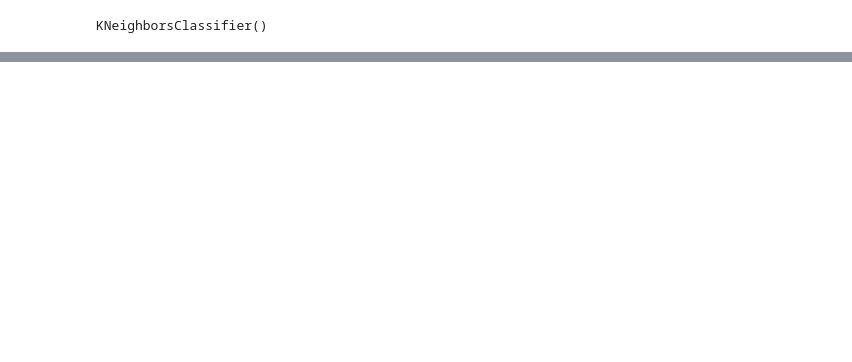
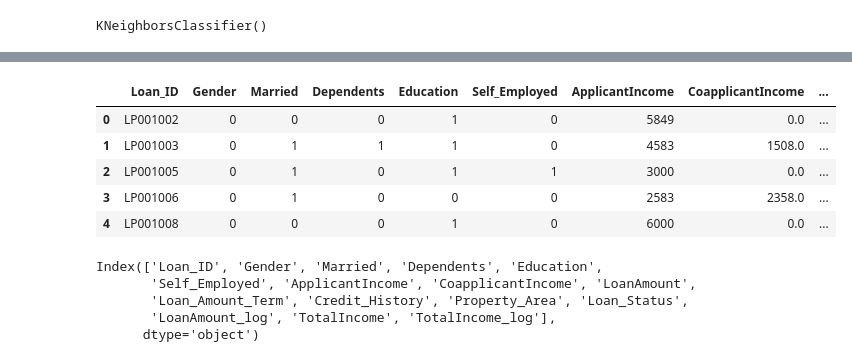
Before and after one commit to i-ninte/machine_learning, a Jupyter notebook: LOAN_PREDICTION.ipynb, the cells around one changed output, grey strips where cells are left out. Saved outputs shown, nothing was run; the diff lists cells and outputs as text; code cells hidden in the pictures; blank space fills up the shorter version.

```diff
--- a/LOAN_PREDICTION.ipynb
+++ b/LOAN_PREDICTION.ipynb
@@ -454,0 +505,29 @@ BEST MODEL IS GaussianNB
+# %%
+df['Property_Area'] = df['Property_Area'].replace({'Rural': 0, 'Semiurban':1, 'Urban': 2})
+# %%
+df['Loan_Status'] = df['Loan_Status'].replace({'N': 0, 'Y': 1})
+# %%
+df['Self_Employed'] = df['Self_Employed'].replace({'No': 0, 'Yes': 1})
+# %%
+# Replace "3+" with 3
+df['Dependents'] = df['Dependents'].replace('3+', 3)
+
+
+df['Dependents'] = pd.to_numeric(df['Dependents'])
+# %%
+df.head()
+# %% [output]
+|  | Loan_ID | Gender | Married | Dependents | Education | Self_Employed | ApplicantIncome | CoapplicantIncome | ... |
+| 0 | LP001002 | 0 | 0 | 0 | 1 | 0 | 5849 | 0.0 | ... |
+| 1 | LP001003 | 0 | 1 | 1 | 1 | 0 | 4583 | 1508.0 | ... |
+| 2 | LP001005 | 0 | 1 | 0 | 1 | 1 | 3000 | 0.0 | ... |
+| 3 | LP001006 | 0 | 1 | 0 | 0 | 0 | 2583 | 2358.0 | ... |
+| 4 | LP001008 | 0 | 0 | 0 | 1 | 0 | 6000 | 0.0 | ... |
+# %%
+df.columns
+# %% [output]
+Index(['Loan_ID', 'Gender', 'Married', 'Dependents', 'Education',
+       'Self_Employed', 'ApplicantIncome', 'CoapplicantIncome', 'LoanAmount',
+       'Loan_Amount_Term', 'Credit_History', 'Property_Area', 'Loan_Status',
+       'LoanAmount_log', 'TotalIncome', 'TotalIncome_log'],
+      dtype='object')
```
Also changed, not shown: parts of 30 cells of this notebook.
